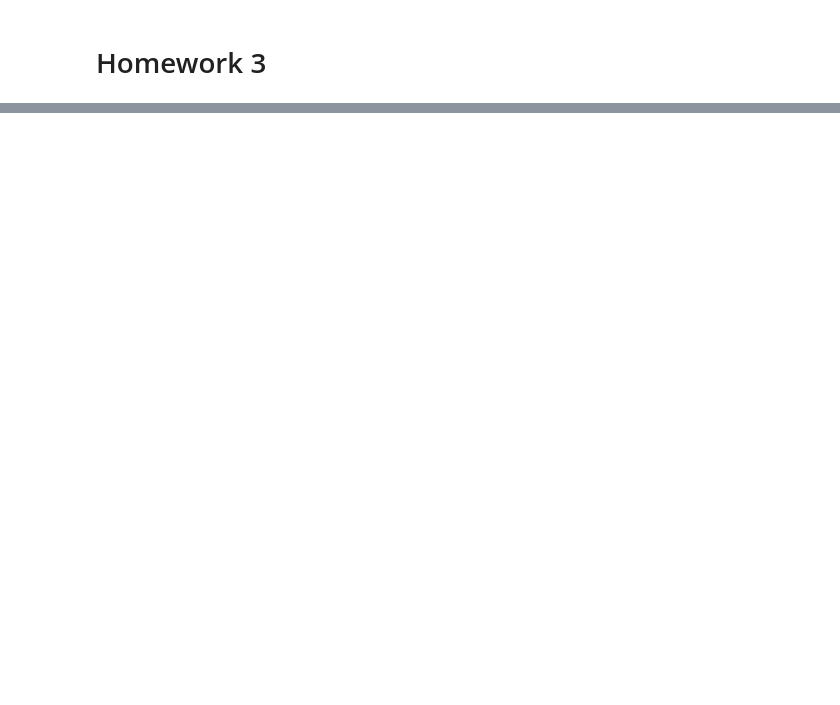
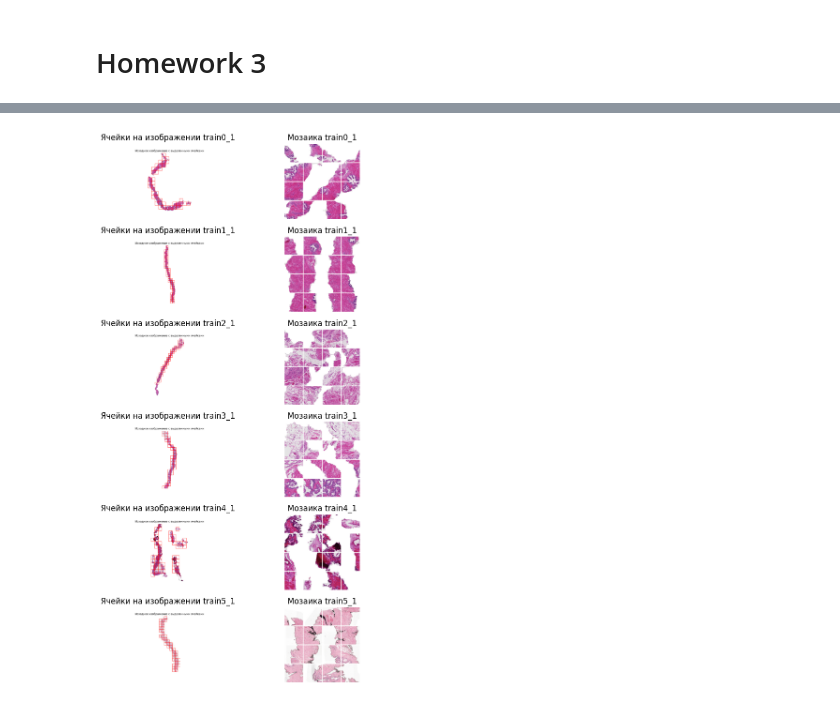
Before and after one commit to lassiezfaire/mai-ai-technologies, a Jupyter notebook: 03_image_processing/homework_3.ipynb, the cells around one changed output, grey strips where cells are left out. Saved outputs shown, nothing was run; the diff lists cells and outputs as text; code cells hidden in the pictures; blank space fills up the shorter version.

```diff
--- a/03_image_processing/homework_3.ipynb
+++ b/03_image_processing/homework_3.ipynb
@@ -50,0 +77,6 @@ __Доп вопрос__ - как можно выяснить какие нужн
+# %%
+from task_3 import display_all_images
+
+display_all_images("task_3", cell_size=256, cell_count=56)
+# %% [output]
+[figure, added]
```
Also changed, not shown: parts of 8 cells of this notebook, 36 other files.
